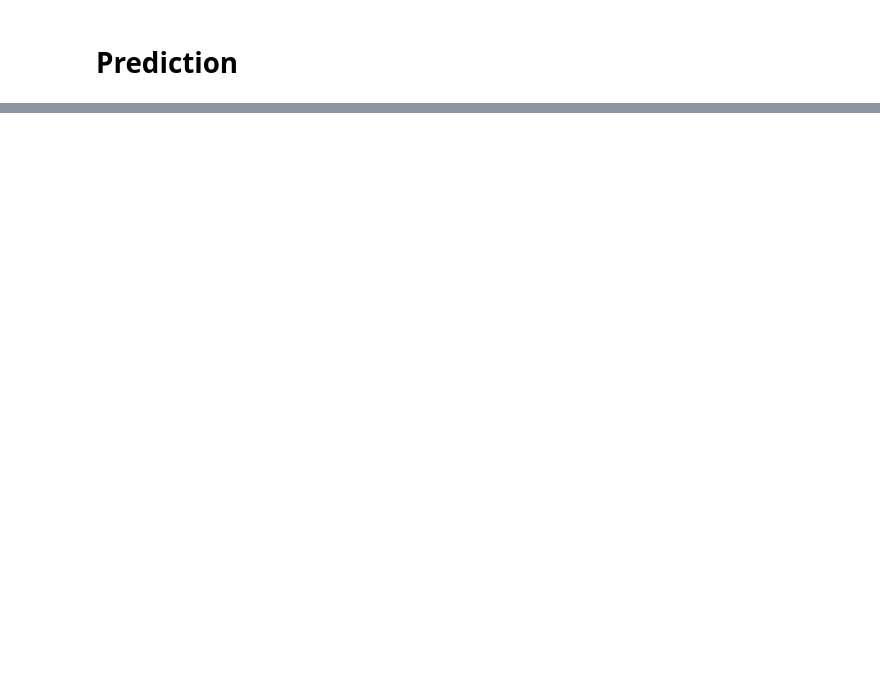
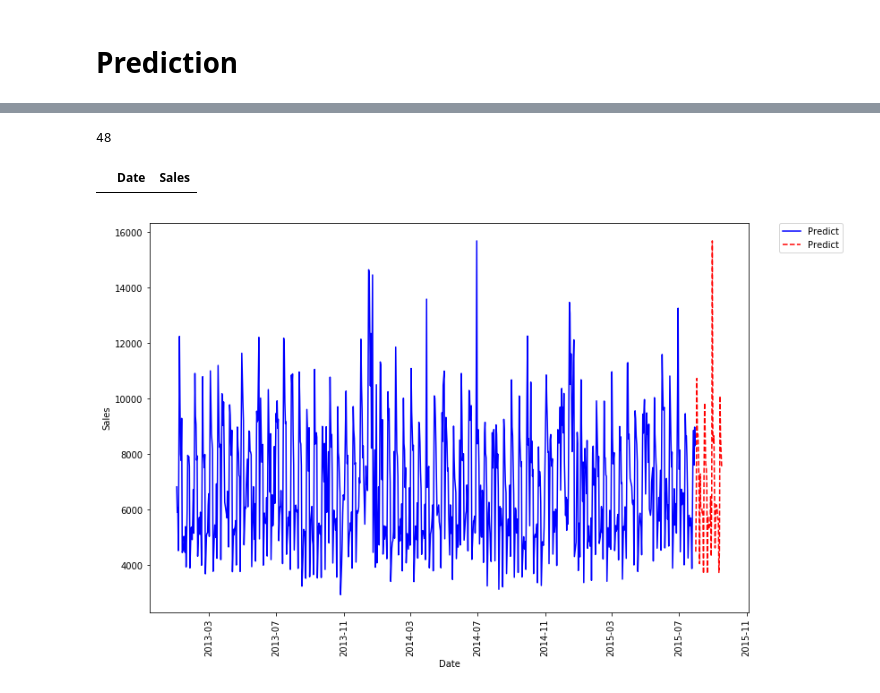
Before and after one commit to bozhlab/Rossmann_store_sales, a Jupyter notebook: Rossmann_Store_Sales_prediction.ipynb, the cells around one changed output, grey strips where cells are left out. Drawn from its saved outputs; the diff is of its cells as text; code cells hidden in the pictures; blank space fills up the shorter version.

```diff
--- a/Rossmann_Store_Sales_prediction.ipynb
+++ b/Rossmann_Store_Sales_prediction.ipynb
@@ -1223,0 +1158,2 @@ y_pred[1:5]
+# %%
+test_data = test[['Store', 'DayOfWeek', 'Promo', 'StateHoliday', 'SchoolHoliday', 'StoreType', 'Assortment', 'CompetitionDistance', 'isCompetition', 'isPromo2', 'Year', 'Month', 'Day', 'WeekOfYear']]
@@ -1223,0 +1169,4 @@ y_pred[1:5]
+# %%
+test_y_pred = rf.predict(test_data)
+# %%
+test['Sales'] = test_y_pred
@@ -1223,0 +1191,7 @@ y_pred[1:5]
+# %%
+len(test[['Date','Sales']][test['Store'] == 3])
+# %% [output]
+48
+# %%
+sales_store1 = train[['Date','Sales']][(train['Store'] == 3) & (train['Open'] == '1')]
+sales_store1_predict = test[['Date','Sales']][test['Store'] == 3]
@@ -1223,0 +1200,23 @@ y_pred[1:5]
+# %%
+sales_store1_predict.head()
+# %% [output]
+|  | Date | Sales |
+# %%
+
+#filtered_store_1 = lowess(test.Sales, test.Date, is_sorted=False, frac=0.2, it=0)
+#filtered_store_1_predict = lowess(sales_store1_predict.Sales, sales_store1_predict.Date, is_sorted=False, frac=0.2, it=0)
+
+#plt.plot(pd.to_datetime(filtered_store_1[:,0]), filtered_store_1[:,1], '-r', label='Actual')
+
+#plt.plot(pd.to_datetime(filtered_store_1_predict[:,0]), filtered_store_1_predict[:,1], '--b', label='Predict')
+plt.figure(figsize=(12, 8))
+plt.plot(pd.to_datetime(sales_store1.Date), sales_store1.Sales, '-b', label='Predict')
+plt.plot(pd.to_datetime(sales_store1_predict.Date), sales_store1_predict.Sales, '--r', label='Predict')
+
+plt.ylabel('Sales')
+plt.xlabel('Date')
+plt.legend(bbox_to_anchor=(1.05, 1), loc=2, borderaxespad=0.)
+plt.xticks(rotation=90)
+plt.show()
+# %% [output]
+[figure, added]
```
Also changed, not shown: parts of 167 cells of this notebook.
